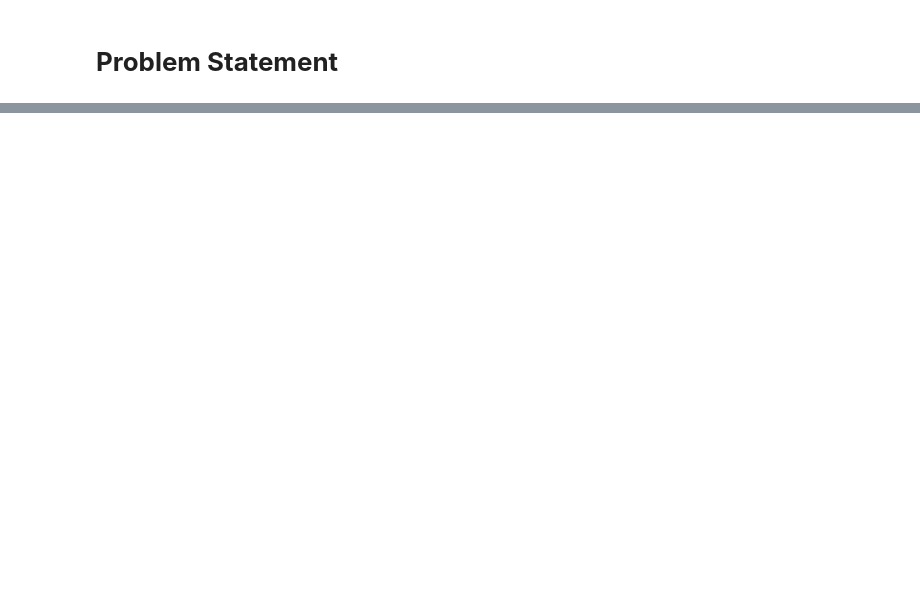
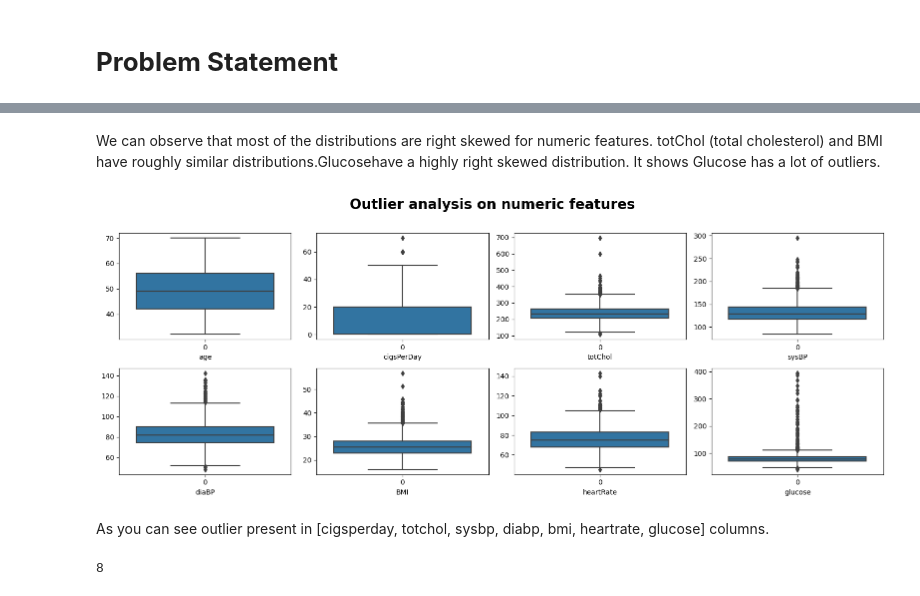
Before and after one commit to Jayeshdahiwale/CapstoneProject3-Cardiovascular-Risk-Prediction, a Jupyter notebook: CardioVasular_Risk_Prediction.ipynb, the cells around one changed output, grey strips where cells are left out. Saved outputs shown, nothing was run; the diff lists cells and outputs as text; code cells hidden in the pictures; blank space fills up the shorter version.

```diff
--- a/CardioVasular_Risk_Prediction.ipynb
+++ b/CardioVasular_Risk_Prediction.ipynb
@@ -694,0 +272,19 @@ Write the conclusion here.
+# %% [markdown]
+We can observe that most of the distributions are right skewed for numeric features. totChol (total cholesterol) and BMI have roughly similar distributions.Glucosehave a highly right skewed distribution. It shows Glucose has a lot of outliers.
+# %%
+plt.figure(figsize=(16,6))
+plt.suptitle('Outlier analysis on numeric features',fontsize=20,fontweight='bold',y=1.02)
+
+for i, col in enumerate(numeric_features):
+  plt.subplot(2,4,i+1)
+  sns.boxplot(df[col])
+  plt.xlabel(col)
+  plt.tight_layout()
+# %% [output]
+[figure, added]
+# %% [markdown]
+As you can see outlier present in [cigsperday, totchol, sysbp, diabp, bmi, heartrate, glucose] columns.
+# %%
+len(categorical_features)
+# %% [output]
+8
```
Also changed, not shown: parts of 436 cells of this notebook.
